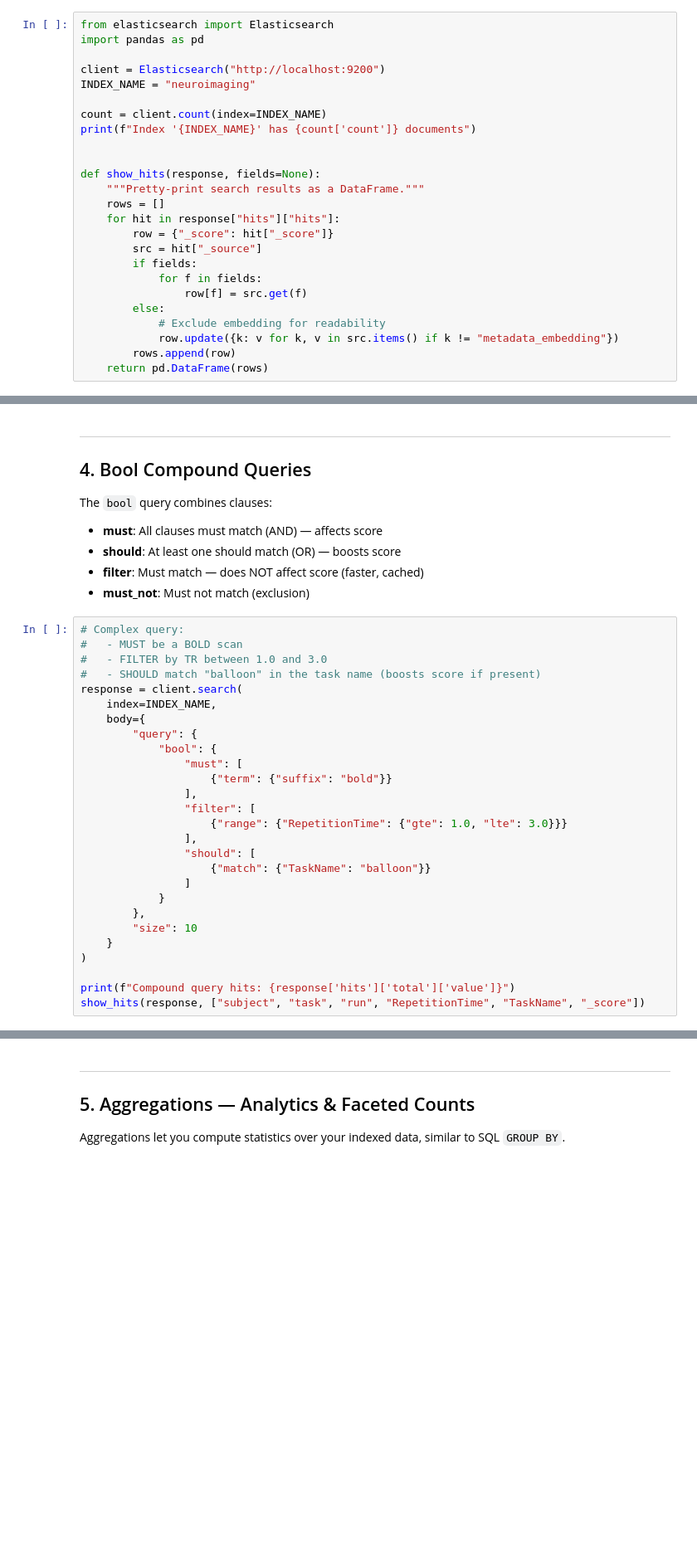
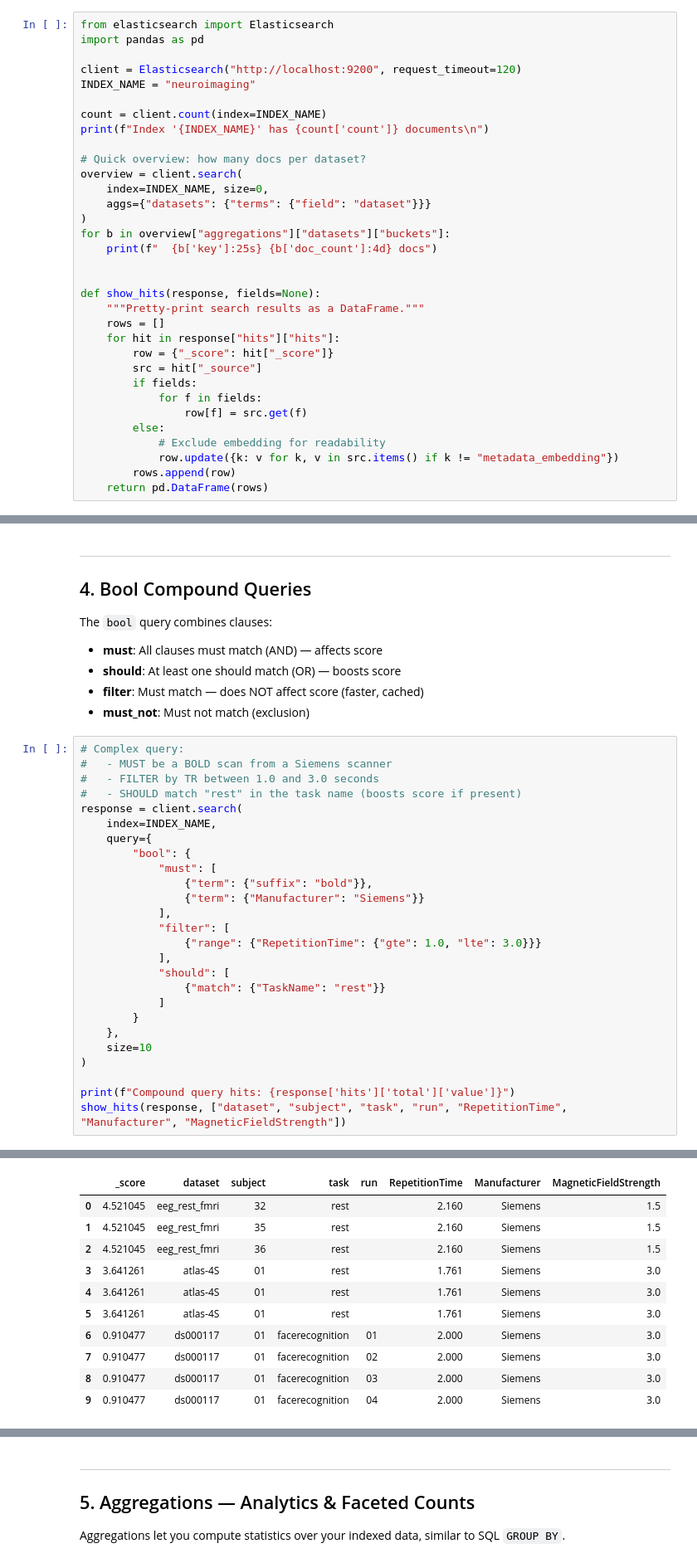
Before and after one commit to neuropoly/neuropoly-db, a Jupyter notebook: notebooks/02-keyword-and-filtered-search.ipynb, the cells around one changed output, grey strips where cells are left out. Shown at 83% size. Cells and saved outputs as stored; diff of their text form; blank space fills up the shorter version.

```diff
--- a/notebooks/02-keyword-and-filtered-search.ipynb
+++ b/notebooks/02-keyword-and-filtered-search.ipynb
@@ -15,11 +19,19 @@ Now that data is indexed, we explore ElasticSearch's **structured query** capabi
 from elasticsearch import Elasticsearch
 import pandas as pd
 
-client = Elasticsearch("http://localhost:9200")
+client = Elasticsearch("http://localhost:9200", request_timeout=120)
 INDEX_NAME = "neuroimaging"
 
 count = client.count(index=INDEX_NAME)
-print(f"Index '{INDEX_NAME}' has {count['count']} documents")
+print(f"Index '{INDEX_NAME}' has {count['count']} documents\n")
+
+# Quick overview: how many docs per dataset?
+overview = client.search(
+    index=INDEX_NAME, size=0,
+    aggs={"datasets": {"terms": {"field": "dataset"}}}
+)
+for b in overview["aggregations"]["datasets"]["buckets"]:
+    print(f"  {b['key']:25s} {b['doc_count']:4d} docs")
 
 
 def show_hits(response, fields=None):
@@ -172,28 +253,28 @@ The `bool` query combines clauses:
 - **must_not**: Must not match (exclusion)
 # %%
 # Complex query:
-#   - MUST be a BOLD scan
-#   - FILTER by TR between 1.0 and 3.0
-#   - SHOULD match "balloon" in the task name (boosts score if present)
+#   - MUST be a BOLD scan from a Siemens scanner
+#   - FILTER by TR between 1.0 and 3.0 seconds
+#   - SHOULD match "rest" in the task name (boosts score if present)
 response = client.search(
     index=INDEX_NAME,
-    body={
-        "query": {
-            "bool": {
-                "must": [
-                    {"term": {"suffix": "bold"}}
-                ],
-                "filter": [
-                    {"range": {"RepetitionTime": {"gte": 1.0, "lte": 3.0}}}
-                ],
-                "should": [
-                    {"match": {"TaskName": "balloon"}}
-                ]
-            }
-        },
-        "size": 10
-    }
+    query={
+        "bool": {
+            "must": [
+                {"term": {"suffix": "bold"}},
+                {"term": {"Manufacturer": "Siemens"}}
+            ],
+            "filter": [
+                {"range": {"RepetitionTime": {"gte": 1.0, "lte": 3.0}}}
+            ],
+            "should": [
+                {"match": {"TaskName": "rest"}}
+            ]
+        }
+    },
+    size=10
 )
 
 print(f"Compound query hits: {response['hits']['total']['value']}")
-show_hits(response, ["subject", "task", "run", "RepetitionTime", "TaskName", "_score"])
+show_hits(response, ["dataset", "subject", "task", "run", "RepetitionTime", "Manufacturer", "MagneticFieldStrength"])
+# %% [output]
@@ -200 +282,12 @@ show_hits(response, ["subject", "task", "run", "RepetitionTime", "TaskName", "_s
+|  | _score | dataset | subject | task | run | RepetitionTime | Manufacturer | MagneticFieldStrength |
+| 0 | 4.521045 | eeg_rest_fmri | 32 | rest |  | 2.160 | Siemens | 1.5 |
+| 1 | 4.521045 | eeg_rest_fmri | 35 | rest |  | 2.160 | Siemens | 1.5 |
+| 2 | 4.521045 | eeg_rest_fmri | 36 | rest |  | 2.160 | Siemens | 1.5 |
+| 3 | 3.641261 | atlas-4S | 01 | rest |  | 1.761 | Siemens | 3.0 |
+| 4 | 3.641261 | atlas-4S | 01 | rest |  | 1.761 | Siemens | 3.0 |
+| 5 | 3.641261 | atlas-4S | 01 | rest |  | 1.761 | Siemens | 3.0 |
+| 6 | 0.910477 | ds000117 | 01 | facerecognition | 01 | 2.000 | Siemens | 3.0 |
+| 7 | 0.910477 | ds000117 | 01 | facerecognition | 02 | 2.000 | Siemens | 3.0 |
+| 8 | 0.910477 | ds000117 | 01 | facerecognition | 03 | 2.000 | Siemens | 3.0 |
+| 9 | 0.910477 | ds000117 | 01 | facerecognition | 04 | 2.000 | Siemens | 3.0 |
 # %%
```
Also changed, not shown: parts of 17 cells of this notebook, 10 other files.
